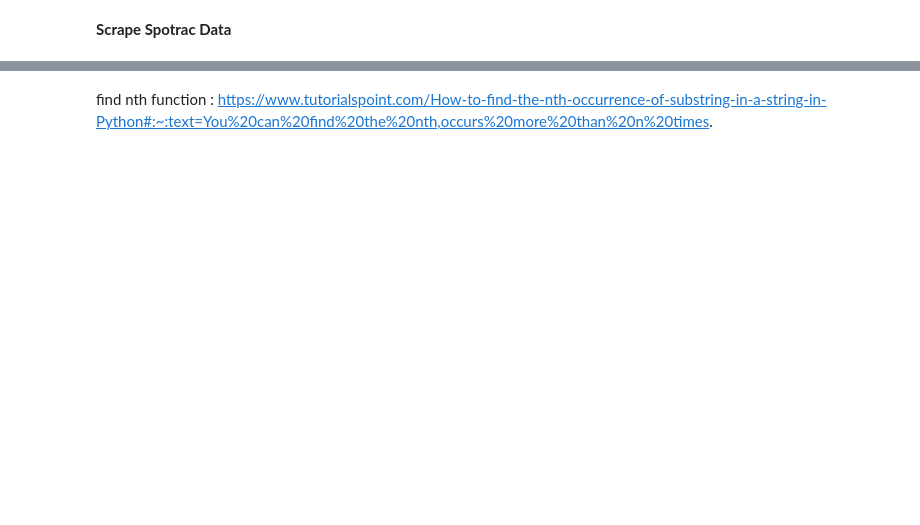
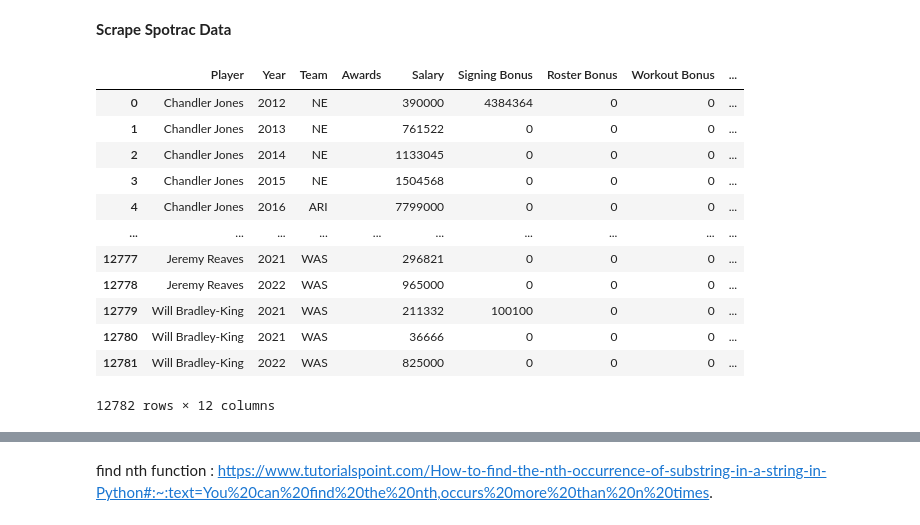
Before and after one commit to mattrubic/nfl_cap_distribution, a Jupyter notebook: scrape & prepare Spotrac dataset.ipynb, the cells around one changed output, grey strips where cells are left out. Cells and saved outputs as stored; diff of their text form; code cells hidden in the pictures; blank space fills up the shorter version.

```diff
--- a/scrape & prepare Spotrac dataset.ipynb
+++ b/scrape & prepare Spotrac dataset.ipynb
@@ -98,7 +98,9 @@ for team in teams:
         player_df['Year'] = player_df['Year'].astype('int64') #convert year to integer
 
         #convert strings to numbers
-        player_df[['Year', 'Salary', 'Signing Bonus', 'Roster Bonus', 'Workout Bonus', 'Restructure Bonus', 'Option Bonus', 'Incentive', 'Earnings']] = player_df[['Year', 'Salary', 'Signing Bonus', 'Roster Bonus', 'Workout Bonus', 'Restructure Bonus', 'Option Bonus', 'Incentive', 'Earnings']].apply(pd.to_numeric, errors='ignore')
+        player_df[['Year', 'Salary', 'Signing Bonus', 'Roster Bonus', 'Workout Bonus', 'Restructure Bonus', 'Option Bonus', 'Incentive', 'Earnings']] = player_df[['Year', 'Salary', 'Signing Bonus', 'Roster Bonus', 'Workout Bonus', 'Restructure Bonus', 'Option Bonus', 'Incentive', 'Earnings']].apply(pd.to_numeric, errors='coerce')
+        player_df[['Year', 'Salary', 'Signing Bonus', 'Roster Bonus', 'Workout Bonus', 'Restructure Bonus', 'Option Bonus', 'Incentive', 'Earnings']] = player_df[['Year', 'Salary', 'Signing Bonus', 'Roster Bonus', 'Workout Bonus', 'Restructure Bonus', 'Option Bonus', 'Incentive', 'Earnings']].fillna(value=0)
+
         #add individual player contract info to df
         df = df.append(player_df)
 # %%
@@ -112,3 +114,23 @@ df['Team'] = df['Team'].apply(lambda x: x.replace('0', ''))
 df['Team'] = df['Team'].apply(lambda x: x.replace('1', ''))
 df['Team'] = df['Team'].apply(lambda x: x.replace('2', ''))
 df['Team'] = df['Team'].apply(lambda x: x.replace('3', ''))
+
+df[['Year', 'Salary', 'Signing Bonus', 'Roster Bonus', 'Workout Bonus', 'Restructure Bonus', 'Option Bonus', 'Incentive', 'Earnings']] = df[['Year', 'Salary', 'Signing Bonus', 'Roster Bonus', 'Workout Bonus', 'Restructure Bonus', 'Option Bonus', 'Incentive', 'Earnings']].apply(pd.to_numeric, errors='coerce')
+df[['Year', 'Salary', 'Signing Bonus', 'Roster Bonus', 'Workout Bonus', 'Restructure Bonus', 'Option Bonus', 'Incentive', 'Earnings']] = df[['Year', 'Salary', 'Signing Bonus', 'Roster Bonus', 'Workout Bonus', 'Restructure Bonus', 'Option Bonus', 'Incentive', 'Earnings']].fillna(value=0)
+df[['Year', 'Salary', 'Signing Bonus', 'Roster Bonus', 'Workout Bonus', 'Restructure Bonus', 'Option Bonus', 'Incentive', 'Earnings']] = df[['Year', 'Salary', 'Signing Bonus', 'Roster Bonus', 'Workout Bonus', 'Restructure Bonus', 'Option Bonus', 'Incentive', 'Earnings']].astype('int64')
+# %%
+df
+# %% [output]
+|  | Player | Year | Team | Awards | Salary | Signing Bonus | Roster Bonus | Workout Bonus | ... |
+| 0 | Chandler Jones | 2012 | NE |  | 390000 | 4384364 | 0 | 0 | ... |
+| 1 | Chandler Jones | 2013 | NE |  | 761522 | 0 | 0 | 0 | ... |
+| 2 | Chandler Jones | 2014 | NE |  | 1133045 | 0 | 0 | 0 | ... |
+| 3 | Chandler Jones | 2015 | NE |  | 1504568 | 0 | 0 | 0 | ... |
+| 4 | Chandler Jones | 2016 | ARI |  | 7799000 | 0 | 0 | 0 | ... |
+| ... | ... | ... | ... | ... | ... | ... | ... | ... | ... |
+| 12777 | Jeremy Reaves | 2021 | WAS |  | 296821 | 0 | 0 | 0 | ... |
+| 12778 | Jeremy Reaves | 2022 | WAS |  | 965000 | 0 | 0 | 0 | ... |
+| 12779 | Will Bradley-King | 2021 | WAS |  | 211332 | 100100 | 0 | 0 | ... |
+| 12780 | Will Bradley-King | 2021 | WAS |  | 36666 | 0 | 0 | 0 | ... |
+| 12781 | Will Bradley-King | 2022 | WAS |  | 825000 | 0 | 0 | 0 | ... |
+12782 rows × 12 columns
```
Also changed, not shown: parts of 1 cell of this notebook, 2 other files.
